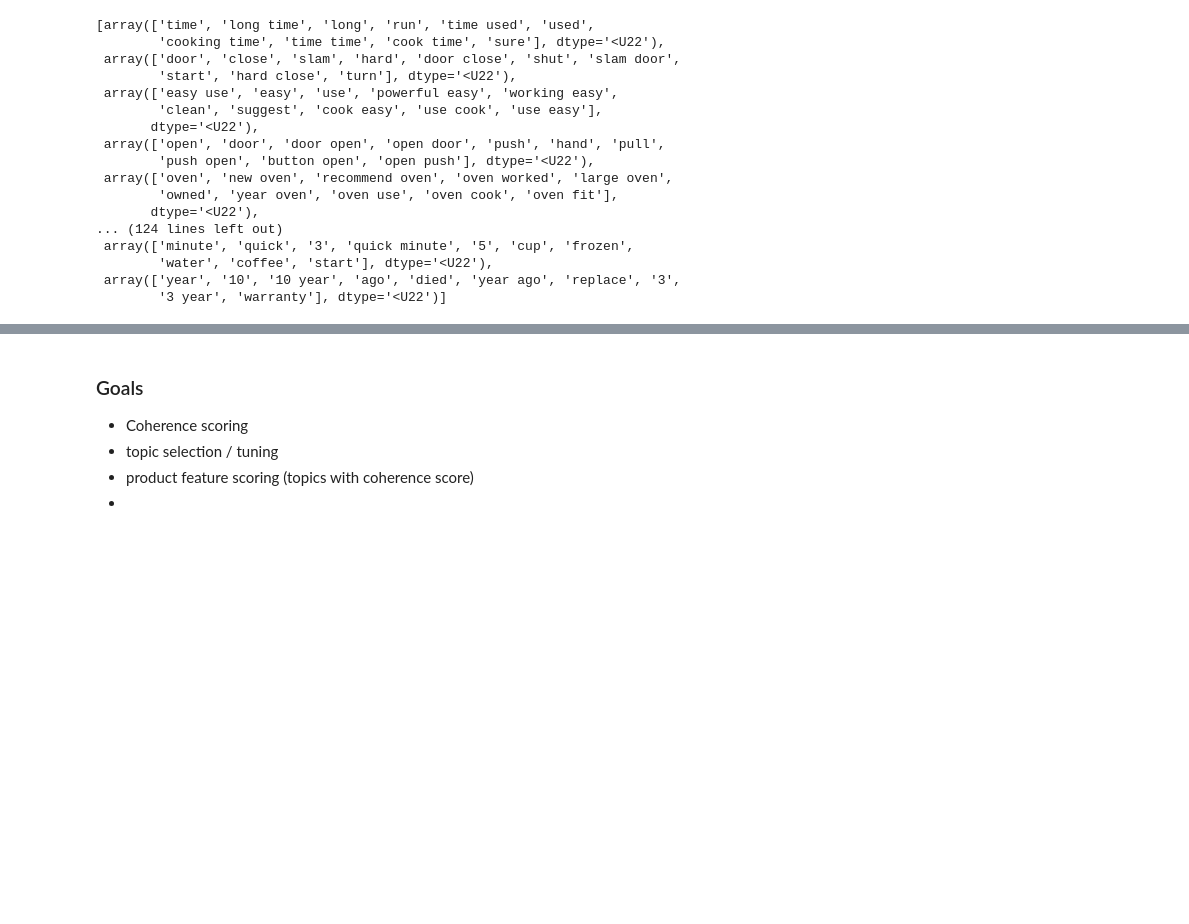
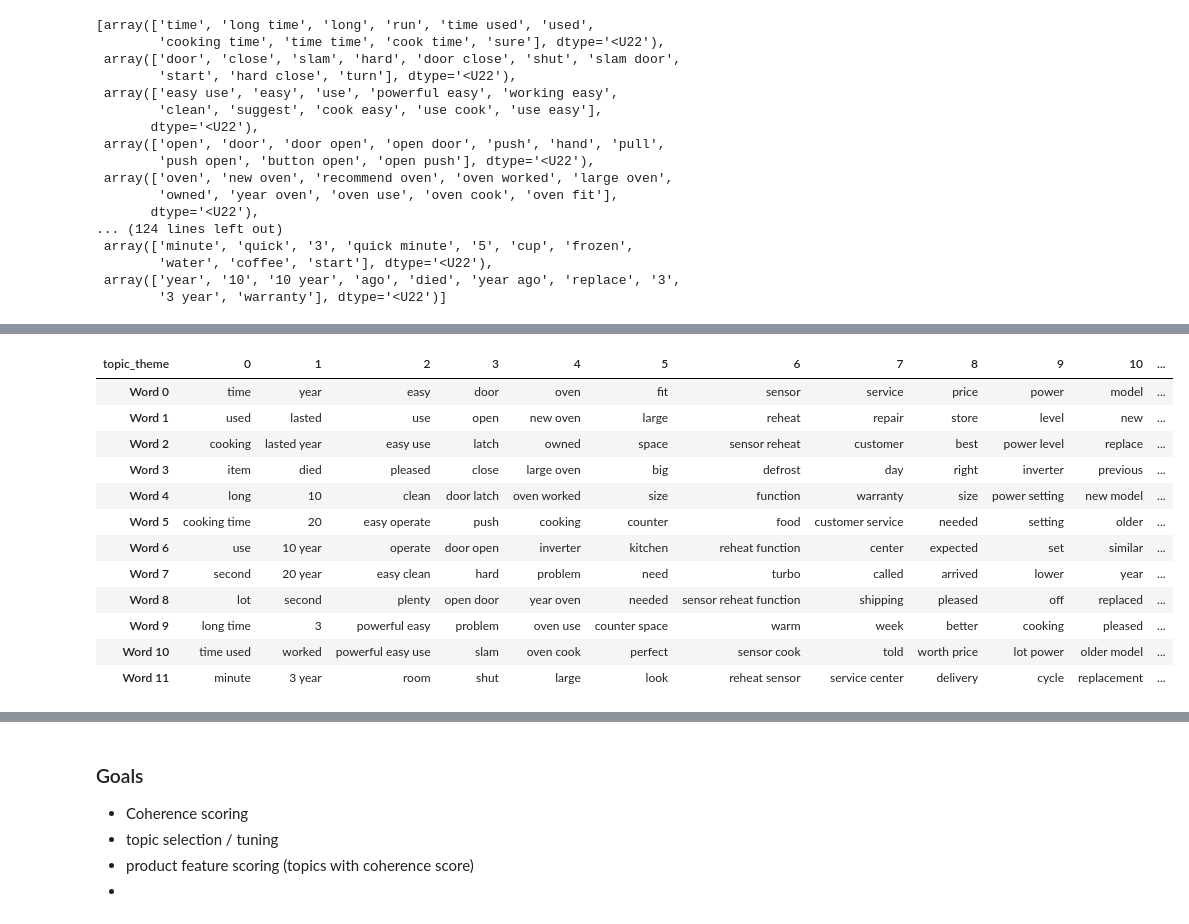
Before and after one commit to GrilledJeez/amazon_product_feature_analysis, a Jupyter notebook: modeling.ipynb, the cells around one changed output, grey strips where cells are left out. Cells and saved outputs as stored; diff of their text form; code cells hidden in the pictures; blank space fills up the shorter version.

```diff
--- a/modeling.ipynb
+++ b/modeling.ipynb
@@ -350,0 +390,16 @@ def nmf_featurizer(n_components=10, n_words=10):
+# %%
+nmf_featurizer(10000,4,.85,3,17,12)
+# %% [output]
+| topic_theme | 0 | 1 | 2 | 3 | 4 | 5 | 6 | 7 | 8 | 9 | 10 | ... |
+| Word 0 | time | year | easy | door | oven | fit | sensor | service | price | power | model | ... |
+| Word 1 | used | lasted | use | open | new oven | large | reheat | repair | store | level | new | ... |
+| Word 2 | cooking | lasted year | easy use | latch | owned | space | sensor reheat | customer | best | power level | replace | ... |
+| Word 3 | item | died | pleased | close | large oven | big | defrost | day | right | inverter | previous | ... |
+| Word 4 | long | 10 | clean | door latch | oven worked | size | function | warranty | size | power setting | new model | ... |
+| Word 5 | cooking time | 20 | easy operate | push | cooking | counter | food | customer service | needed | setting | older | ... |
+| Word 6 | use | 10 year | operate | door open | inverter | kitchen | reheat function | center | expected | set | similar | ... |
+| Word 7 | second | 20 year | easy clean | hard | problem | need | turbo | called | arrived | lower | year | ... |
+| Word 8 | lot | second | plenty | open door | year oven | needed | sensor reheat function | shipping | pleased | off | replaced | ... |
+| Word 9 | long time | 3 | powerful easy | problem | oven use | counter space | warm | week | better | cooking | pleased | ... |
+| Word 10 | time used | worked | powerful easy use | slam | oven cook | perfect | sensor cook | told | worth price | lot power | older model | ... |
+| Word 11 | minute | 3 year | room | shut | large | look | reheat sensor | service center | delivery | cycle | replacement | ... |
```
Also changed, not shown: parts of 11 cells of this notebook.
